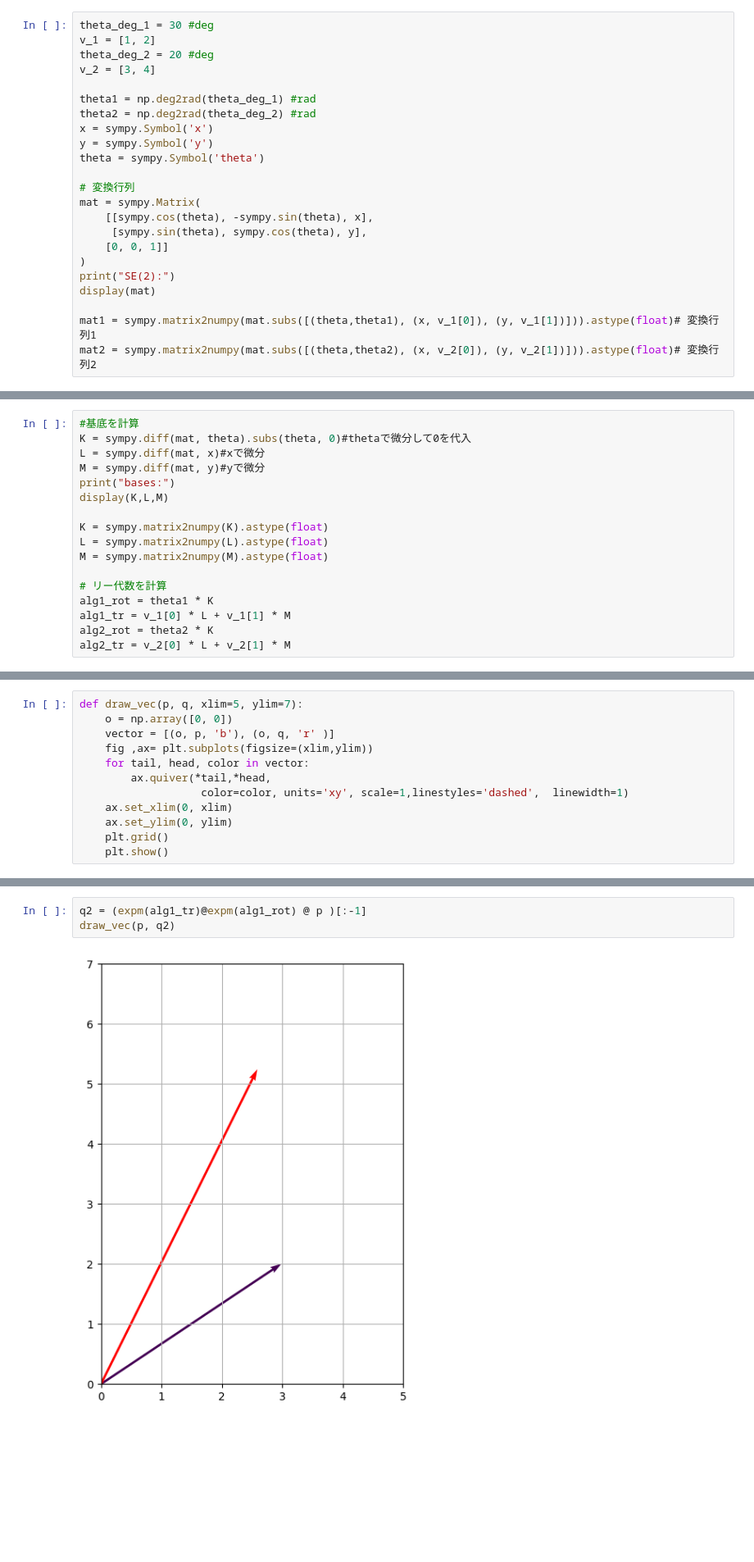
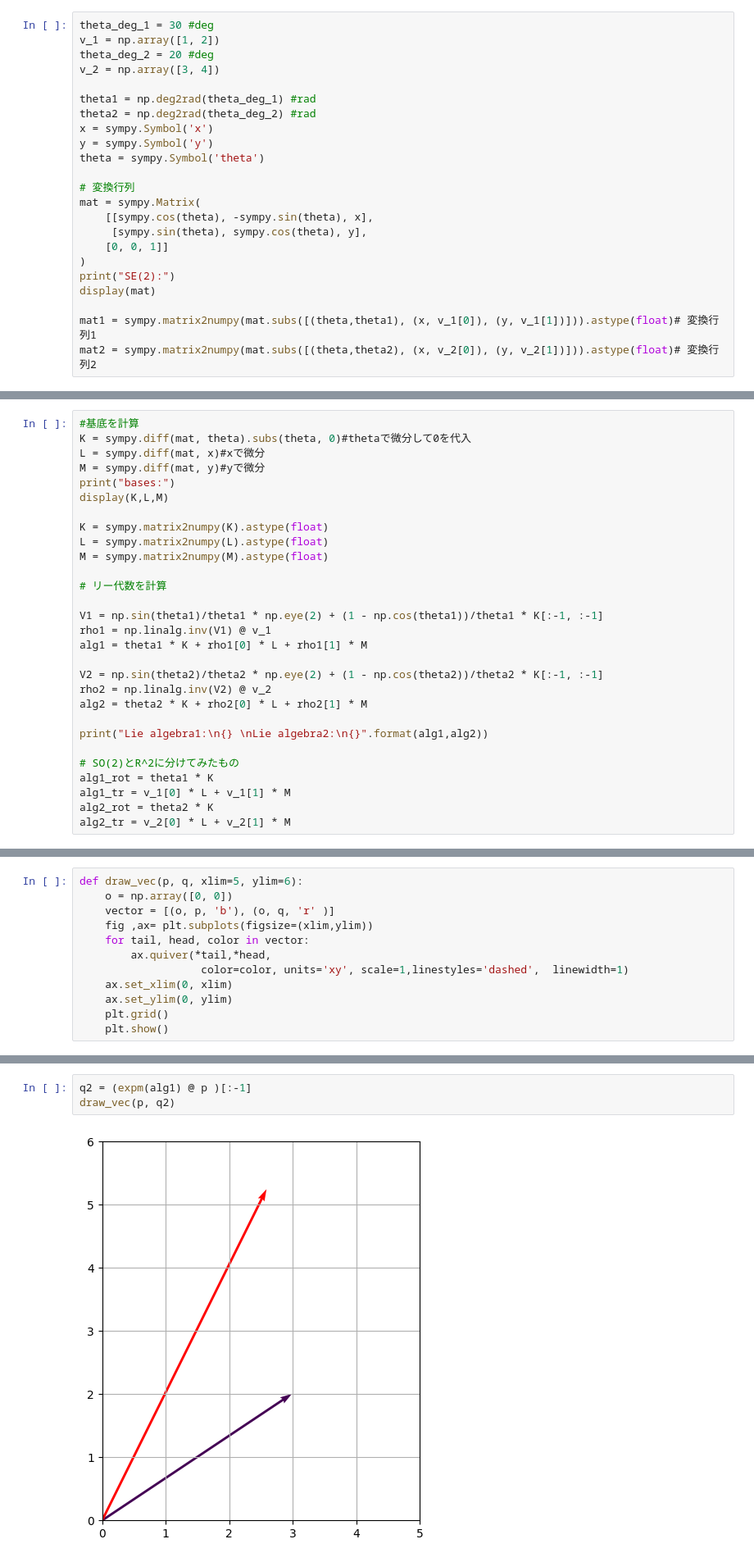
Before and after one commit to gomi-kuzu/study_Lie, a Jupyter notebook: test_se(2).ipynb, the cells around one changed output, grey strips where cells are left out. Shown: that part at 82% size. Cells and saved outputs as stored; diff of their text form; blank space fills up the shorter version.

```diff
--- a/test_se(2).ipynb
+++ b/test_se(2).ipynb
@@ -13,9 +13,9 @@ $$
 - これで速度がわかるが、単位時刻を掛けて移動したと考えれば、そのまま座標変換として使える
 # %%
 theta_deg_1 = 30 #deg
-v_1 = [1, 2]
+v_1 = np.array([1, 2])
 theta_deg_2 = 20 #deg
-v_2 = [3, 4]
+v_2 = np.array([3, 4])
 
 theta1 = np.deg2rad(theta_deg_1) #rad
 theta2 = np.deg2rad(theta_deg_2) #rad
@@ -89,6 +89,18 @@ L = sympy.matrix2numpy(L).astype(float)
 M = sympy.matrix2numpy(M).astype(float)
 
 # リー代数を計算
+
+V1 = np.sin(theta1)/theta1 * np.eye(2) + (1 - np.cos(theta1))/theta1 * K[:-1, :-1]
+rho1 = np.linalg.inv(V1) @ v_1
+alg1 = theta1 * K + rho1[0] * L + rho1[1] * M
+
+V2 = np.sin(theta2)/theta2 * np.eye(2) + (1 - np.cos(theta2))/theta2 * K[:-1, :-1]
+rho2 = np.linalg.inv(V2) @ v_2
+alg2 = theta2 * K + rho2[0] * L + rho2[1] * M
+
+print("Lie algebra1:\n{} \nLie algebra2:\n{}".format(alg1,alg2))
+
+# SO(2)とR^2に分けてみたもの
 alg1_rot = theta1 * K
 alg1_tr = v_1[0] * L + v_1[1] * M
 alg2_rot = theta2 * K
@@ -126,7 +161,7 @@ array([[ 0.93969262, -0.34202014,  3.        ],
 # %% [markdown]
 ## 可視化してみる
 # %%
-def draw_vec(p, q, xlim=5, ylim=7):
+def draw_vec(p, q, xlim=5, ylim=6):
     o = np.array([0, 0])
     vector = [(o, p, 'b'), (o, q, 'r' )]
     fig ,ax= plt.subplots(figsize=(xlim,ylim))
@@ -147,8 +182,8 @@ draw_vec(p, q1)
 # %%
-q2 = (expm(alg1_tr)@expm(alg1_rot) @ p )[:-1]
+q2 = (expm(alg1) @ p )[:-1]
 draw_vec(p, q2)
 # %% [output]
-[figure, old version]
+[figure, new version]
 # %%
 q3 = (mat2 @ mat1 @ p )[:-1]
 draw_vec(p, q3, 5, 10)
```
Also changed, not shown: parts of 7 cells of this notebook.
